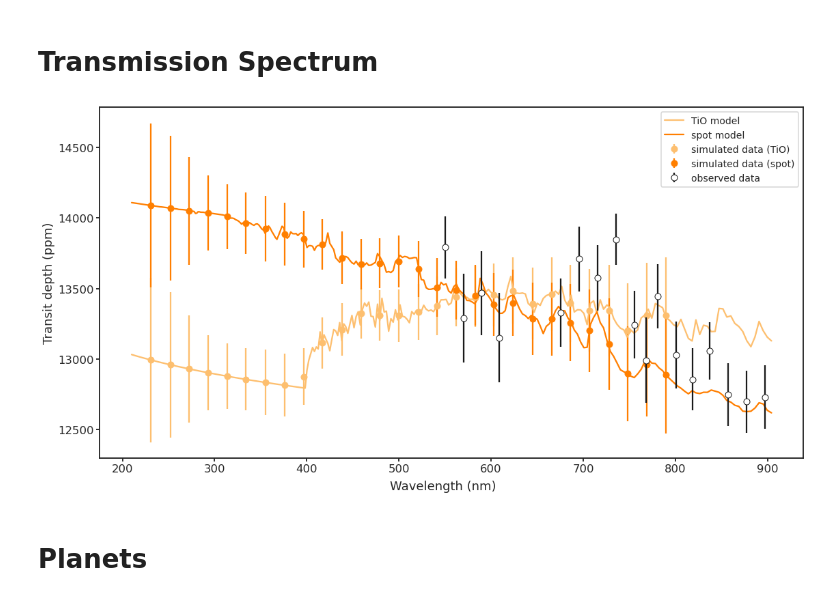
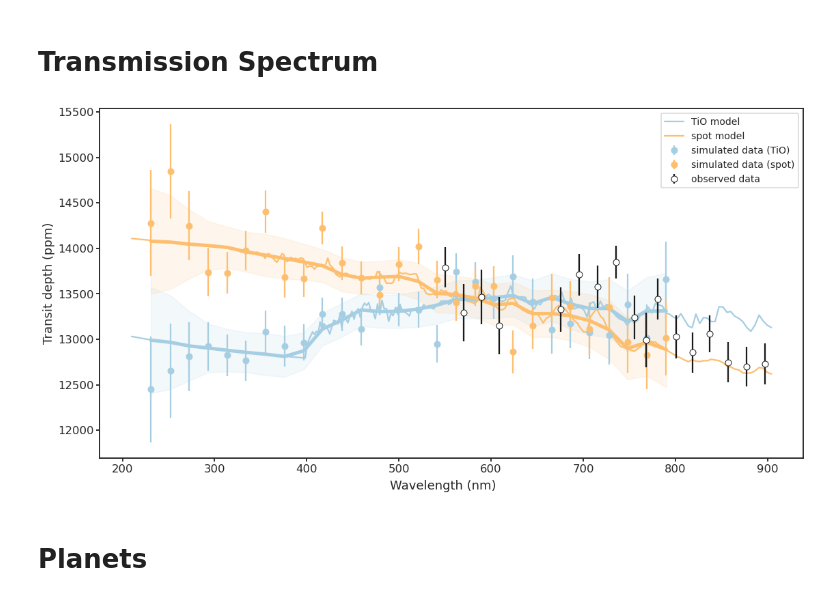
Before and after one commit to icweaver/HST_WFC3_UVIS_G280_sim, a Jupyter notebook: estimate_precision.ipynb, the cells around one changed output. Drawn from its saved outputs; the diff is of its cells as text; code cells hidden in the pictures.

```diff
--- a/estimate_precision.ipynb
+++ b/estimate_precision.ipynb
@@ -219,47 +217,70 @@ f_spot_sampled = spectres(wav_sampled, wav_spot, f_spot)
 fig, ax = plt.subplots(figsize=(16, 8), sharex=True, sharey=True)
 
 # Observed data + models
-p_TiO = ax.plot(wav_sampled*1_000, f_TiO_sampled*1e6, label="TiO model")
-p_spot = ax.plot(wav_sampled*1_000, f_spot_sampled*1e6, label="spot model")
+p_TiO_model = ax.plot(wav_sampled*1_000, f_TiO_sampled*1e6, c="C2", label="TiO model")
+p_spot_model = ax.plot(wav_sampled*1_000, f_spot_sampled*1e6, c="C0", label="spot model")
+
 #ax.legend(loc=1, fontsize=12)
 #ax.set_title("Model comparison")
 
 # Simulated data + observed data
 wav_sim, f_err_sim = h23_sim[["Wavelength (nm)", "program precision (ppm)"]].values[2:, :].T
 wav_sampled = wav_sim / 1_000
 f_TiO_sampled = spectres(wav_sampled, wav_TiO, f_TiO)
 f_spot_sampled = spectres(wav_sampled, wav_spot, f_spot)
 
-ax.errorbar(
+# Get uncertainties
+N_loops = 10_000
+f_TiOs = np.random.normal(f_TiO_sampled*1e6, f_err_sim, (N_loops, len(f_TiO_sampled)))
+f_TiOs_mean = f_TiOs.mean(axis=0)
+f_TiOs_err = f_TiOs.std(axis=0)
+
+f_spots = np.random.normal(f_spot_sampled*1e6, f_err_sim, (N_loops, len(f_spot_sampled)))
+f_spots_mean = f_spots.mean(axis=0)
+f_spots_err = f_spots.std(axis=0)
+
+p_TiO = ax.errorbar(
     wav_sampled*1_000,
-    f_TiO_sampled*1e6,
-    c = p_TiO[0].get_color(),
+    f_TiOs[42],
+    #f_TiO_sampled*1e6,
+    c = p_TiO_model[0].get_color(),
     yerr = f_err_sim,
     fmt = 'o',
     label = "simulated data (TiO)",
 )
-ax.errorbar(
+p_spot = ax.errorbar(
     wav_sampled*1_000,
-    f_spot_sampled*1e6,
-    c = p_spot[0].get_color(),
+    f_spots[42],
+    c = p_spot_model[0].get_color(),
     yerr = f_err_sim,
     fmt = 'o',
     label = "simulated data (spot)",
 )
+
+ax.plot(wav_sampled*1_000, f_TiOs_mean, c=p_TiO[0].get_color(), lw=5)
+ax.fill_between(
+    wav_sampled*1_000, f_TiOs_mean + f_TiOs_err, f_TiOs_mean - f_TiOs_err, color=p_TiO[0].get_color(), alpha=0.125,
+)
+
+ax.plot(wav_sampled*1_000, f_spots_mean, c=p_spot[0].get_color(), lw=5)
+ax.fill_between(
+    wav_sampled*1_000, f_spots_mean + f_spots_err, f_spots_mean - f_spots_err, color=p_spot[0].get_color(), alpha=0.125,
+)
+
 ax.errorbar(
     wav_data/10, f_data, yerr=f_err_data, fmt='o', c='w', mec='k', ecolor='k', zorder=10, label="observed data",
 )
 ax.legend(loc=1, fontsize=14)
 fig.text(0.525, -0.005, "Wavelength (nm)", ha="center")
 ax.set_ylabel("Transit depth (ppm)")
 #ax.set_ylim(12_000, 15_000)
 
 fig.tight_layout()
 
 plt.savefig("./hatp23_models.pdf", bbox_inches="tight")
 #plt.savefig("/home/mango/Desktop/hatp23_models.png", dpi=250, bbox_inches="tight")
 # %% [output]
-[figure, old version]
+[figure, new version]
 # %% [markdown]
 # Planets
 # %%
```
Also changed, not shown: parts of 9 cells of this notebook, 2 other files.
